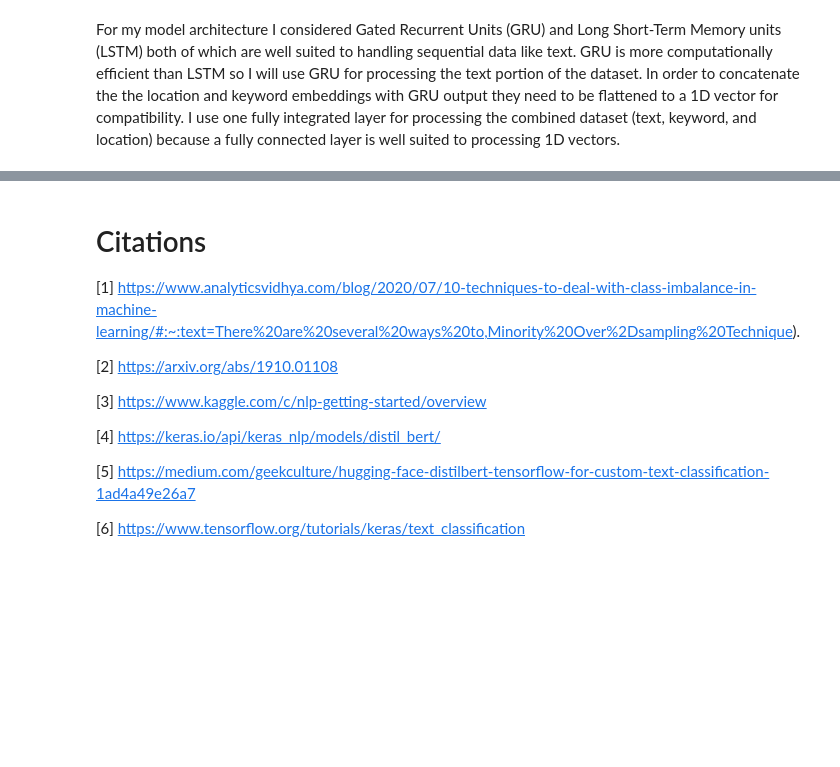
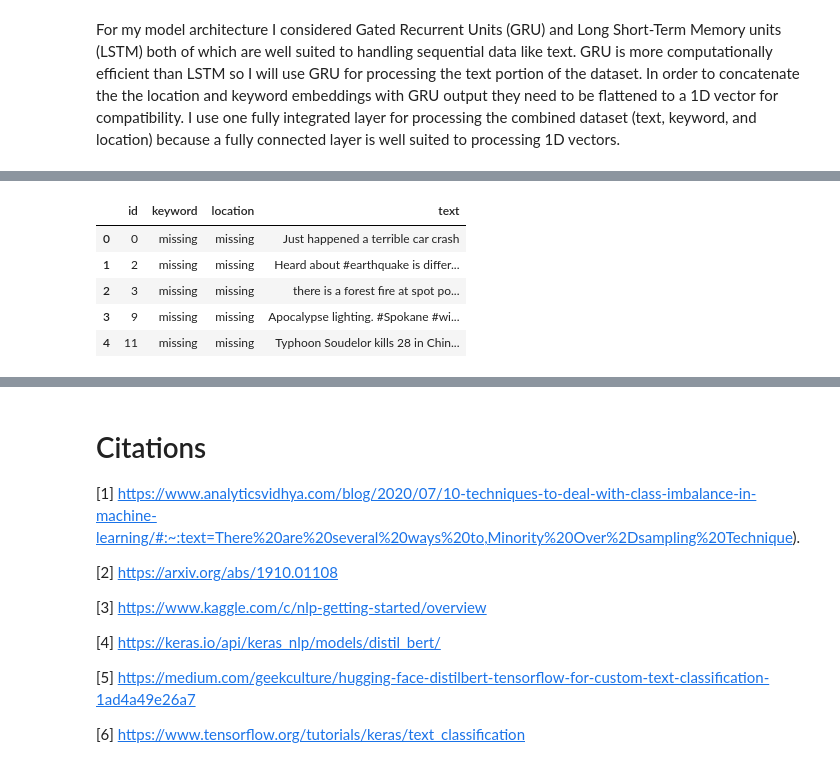
Before and after one commit to wtbtucker/nlp-disaster, a Jupyter notebook: nlp_disaster.ipynb, the cells around one changed output, grey strips where cells are left out. Drawn from its saved outputs; the diff is of its cells as text; code cells hidden in the pictures; blank space fills up the shorter version.

Commit message:
Include logic for model analysis and preparation of test predictions for submission. Need to set up virtual environment to untangle the requirements for tensorflow and hugging face

```diff
--- a/nlp_disaster.ipynb
+++ b/nlp_disaster.ipynb
@@ -398,0 +453,25 @@ history = model.fit(train_data, validation_data=val_data, epochs=10)
+# %%
+# Create clean dataset for test data
+test_lowercase = test_df['text'].str.lower()
+test_url_free = test_lowercase.apply(remove_url)
+test_punctuation_free = test_url_free.apply(remove_punctuation)
+test_tokenized_tweets = test_punctuation_free.apply(tokenize_text)
+test_stopword_free = test_tokenized_tweets.apply(remove_stopwords)
+test_df['lemm_text'] = test_stopword_free.apply(lambda x: lemmatizer(x))
+
+# Impute missing values for keyword and location
+test_df['keyword'].fillna('missing', inplace=True)
+test_df['location'].fillna('missing', inplace=True)
+
+test_copy = test_df.copy()
+test_clean_text = test_copy['lemm_text'].apply(lambda x: ' '.join(x))
+train_df['text'] = test_clean_text
+test_df.drop(['lemm_text'], axis=1, inplace=True)
+test_df.head()
+# %% [output]
+|  | id | keyword | location | text |
+| 0 | 0 | missing | missing | Just happened a terrible car crash |
+| 1 | 2 | missing | missing | Heard about #earthquake is differ... |
+| 2 | 3 | missing | missing | there is a forest fire at spot po... |
+| 3 | 9 | missing | missing | Apocalypse lighting. #Spokane #wi... |
+| 4 | 11 | missing | missing | Typhoon Soudelor kills 28 in Chin... |
```
Also changed, not shown: parts of 12 cells of this notebook, 3 other files.
